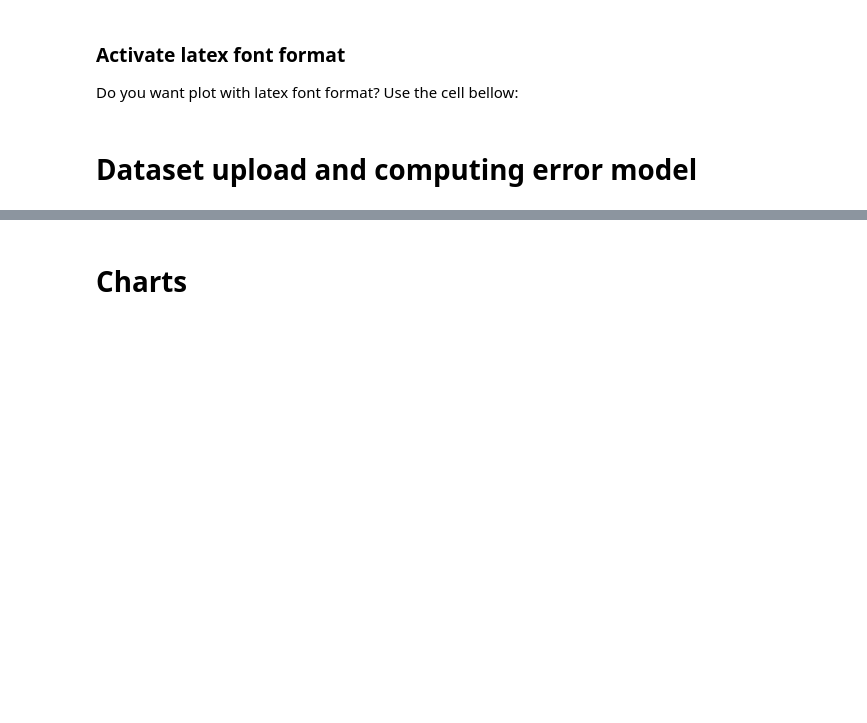
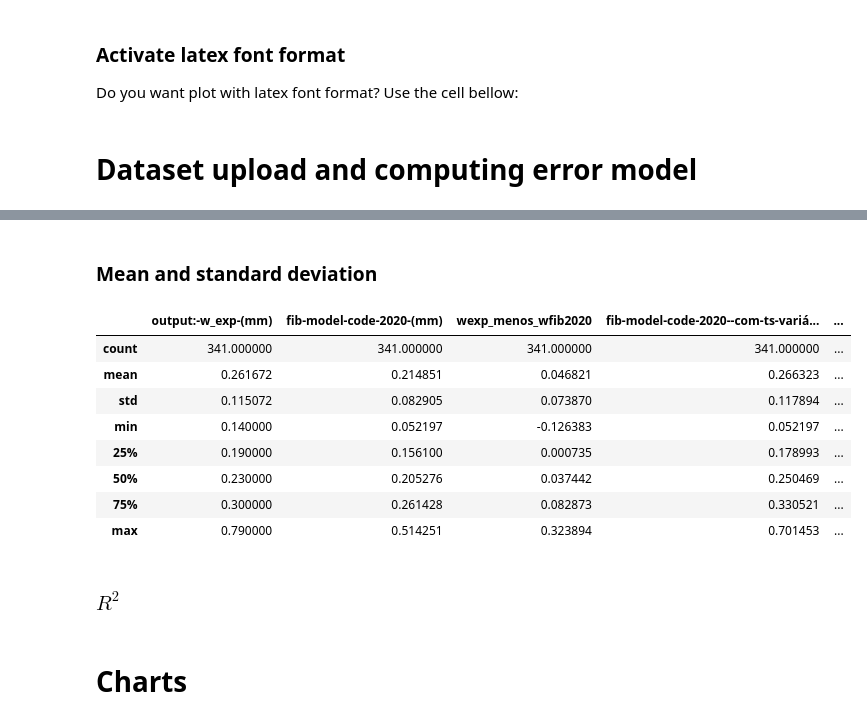
Before and after one commit to wmpjrufg/crack_prediction_symbolic_regression, a Jupyter notebook: statistics_fib-model-2020.ipynb, the cells around one changed output, grey strips where cells are left out. Saved outputs shown, nothing was run; the diff lists cells and outputs as text; code cells hidden in the pictures; blank space fills up the shorter version.

```diff
--- a/statistics_fib-model-2020.ipynb
+++ b/statistics_fib-model-2020.ipynb
@@ -31,3 +32,19 @@ data.head()
 | 2 | NaN | 0.24 | 0.155568 | 0.084432 | 0.203058 | ... |
 | 3 | NaN | 0.27 | 0.196838 | 0.073162 | 0.263069 | ... |
 | 4 | NaN | 0.35 | 0.277502 | 0.072498 | 0.380363 | ... |
+# %% [markdown]
+### Mean and standard deviation
+# %%
+data.describe()
+# %% [output]
+|  | output:-w_exp-(mm) | fib-model-code-2020-(mm) | wexp_menos_wfib2020 | fib-model-code-2020--com-ts-variá... | ... |
+| count | 341.000000 | 341.000000 | 341.000000 | 341.000000 | ... |
+| mean | 0.261672 | 0.214851 | 0.046821 | 0.266323 | ... |
+| std | 0.115072 | 0.082905 | 0.073870 | 0.117894 | ... |
+| min | 0.140000 | 0.052197 | -0.126383 | 0.052197 | ... |
+| 25% | 0.190000 | 0.156100 | 0.000735 | 0.178993 | ... |
+| 50% | 0.230000 | 0.205276 | 0.037442 | 0.250469 | ... |
+| 75% | 0.300000 | 0.261428 | 0.082873 | 0.330521 | ... |
+| max | 0.790000 | 0.514251 | 0.323894 | 0.701453 | ... |
+# %% [markdown]
+### $R^2$
```
Also changed, not shown: parts of 7 cells of this notebook, 3 other files.
